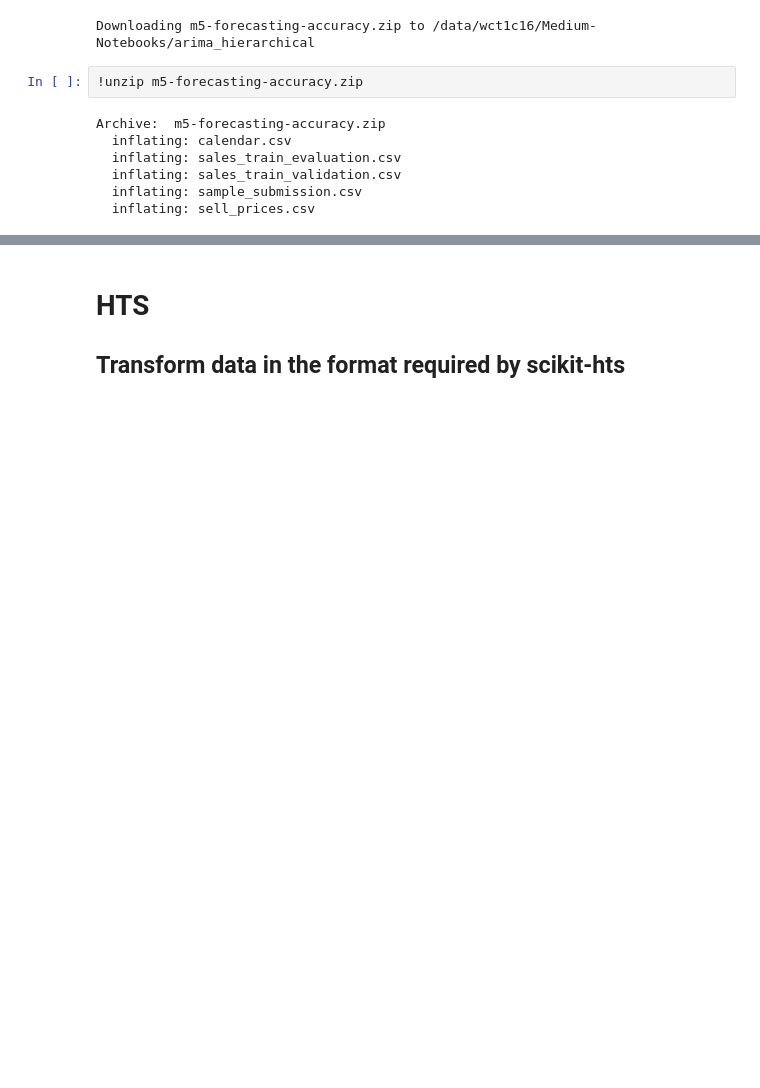
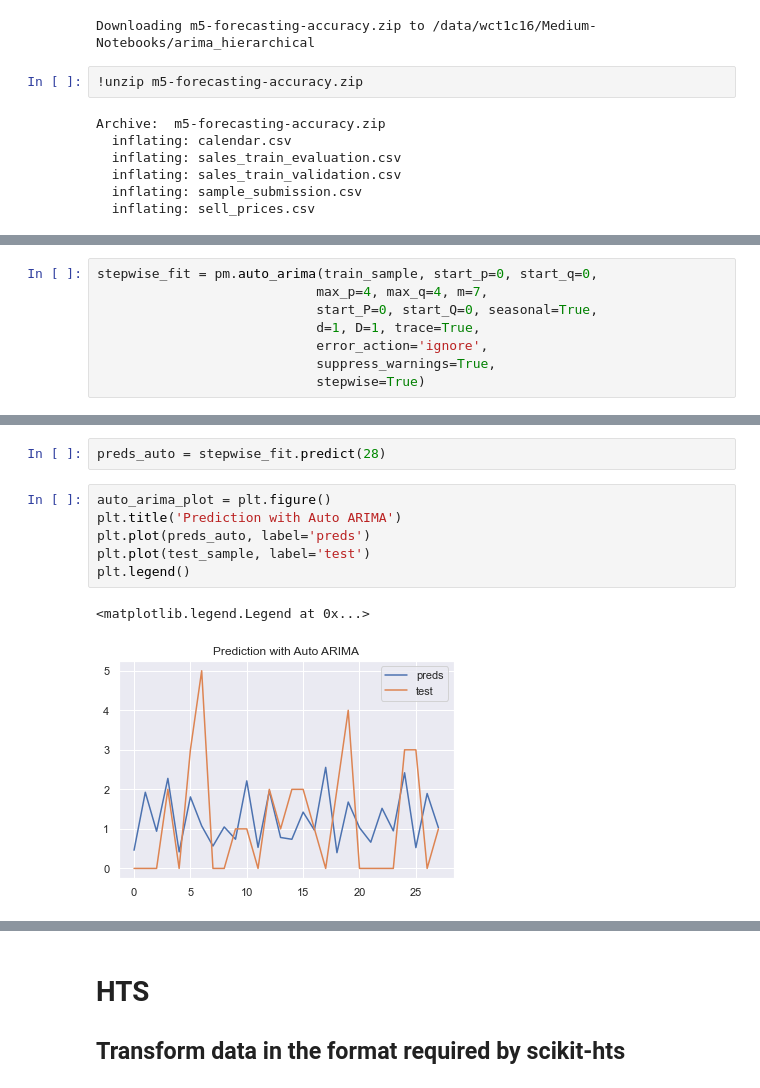
Before and after one commit to eugeneteoh/Medium-Notebooks, a Jupyter notebook: arima_hierarchical/arima_hierarchical.ipynb, the cells around one changed output, grey strips where cells are left out. Saved outputs shown, nothing was run; the diff lists cells and outputs as text; blank space fills up the shorter version.

Commit message:
Update ARIMA

```diff
--- a/arima_hierarchical/arima_hierarchical.ipynb
+++ b/arima_hierarchical/arima_hierarchical.ipynb
@@ -86,0 +119,8 @@ Archive:  m5-forecasting-accuracy.zip
+# %%
+stepwise_fit = pm.auto_arima(train_sample, start_p=0, start_q=0,
+                            max_p=4, max_q=4, m=7,
+                            start_P=0, start_Q=0, seasonal=True,
+                            d=1, D=1, trace=True,
+                            error_action='ignore',
+                            suppress_warnings=True,
+                            stepwise=True)
@@ -86,0 +145,11 @@ Archive:  m5-forecasting-accuracy.zip
+# %%
+preds_auto = stepwise_fit.predict(28)
+# %%
+auto_arima_plot = plt.figure()
+plt.title('Prediction with Auto ARIMA')
+plt.plot(preds_auto, label='preds')
+plt.plot(test_sample, label='test')
+plt.legend()
+# %% [output]
+<matplotlib.legend.Legend at 0x...>
+[figure, added]
```
Also changed, not shown: parts of 19 cells of this notebook.
